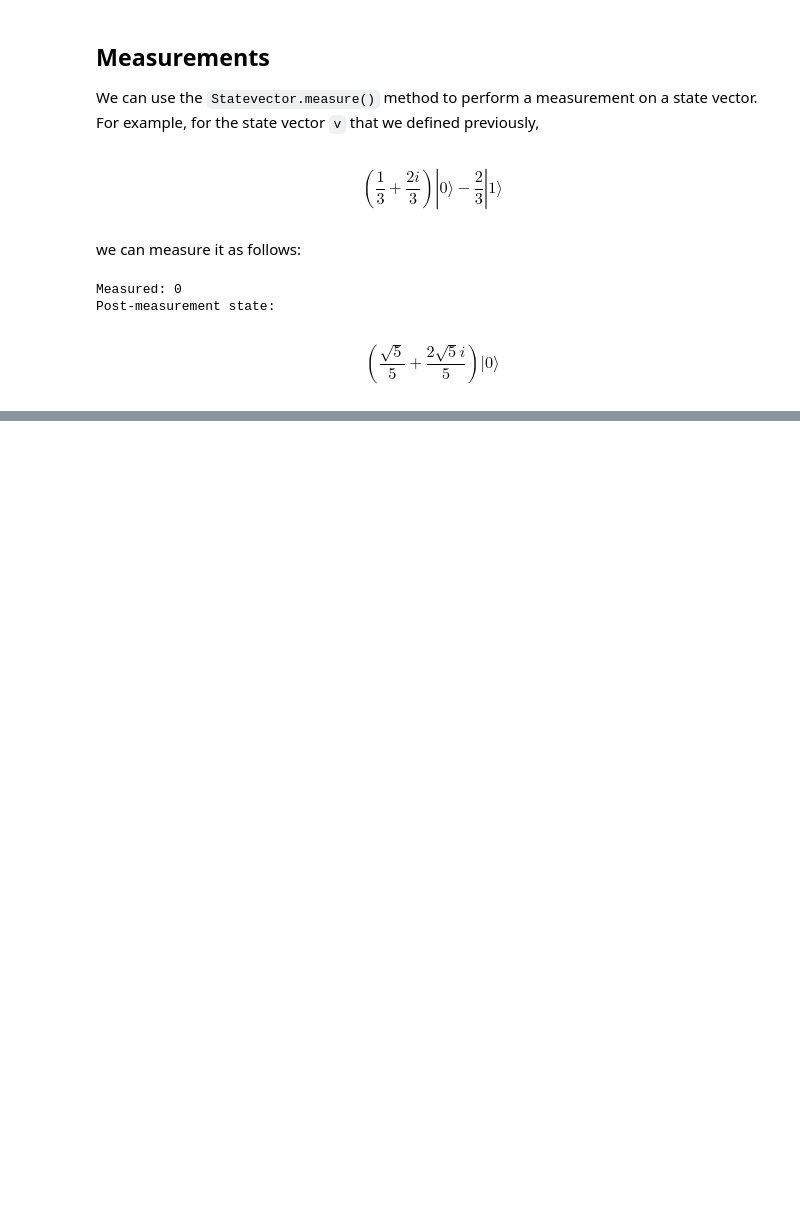
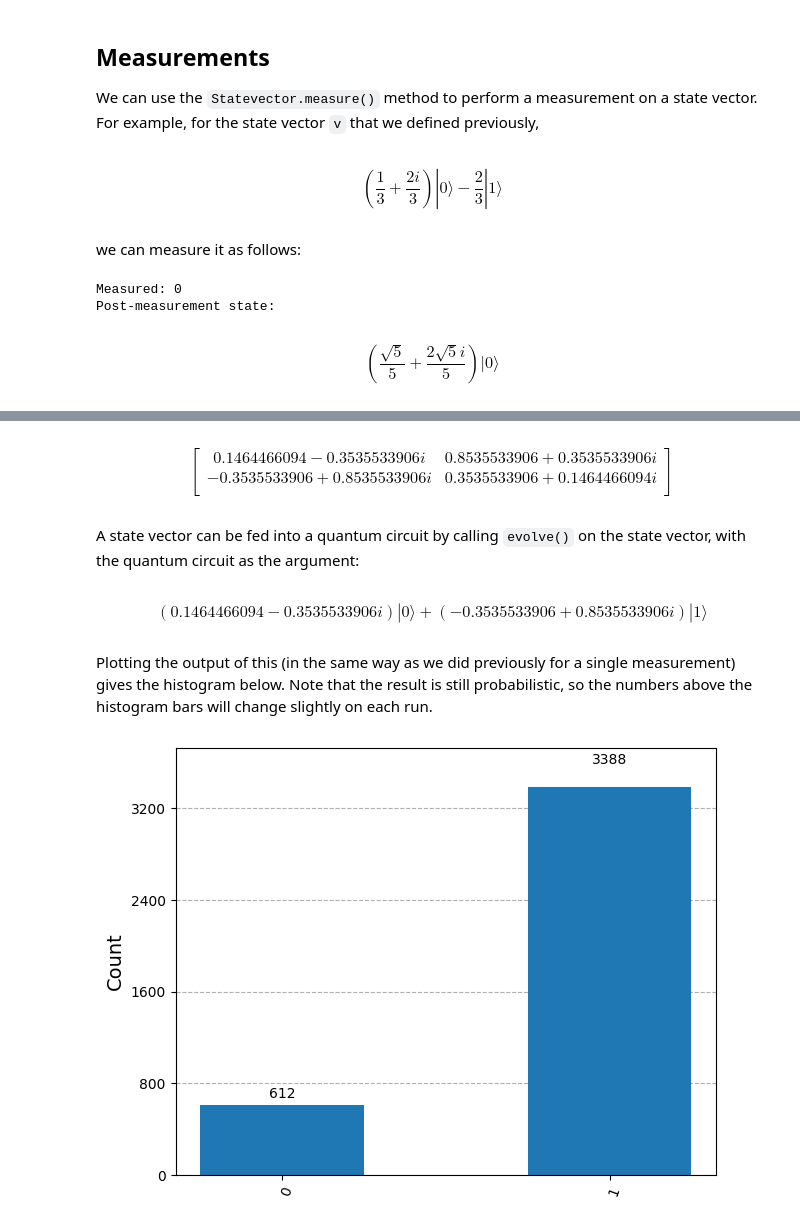
Before and after one commit to weasdown/quantum, a Jupyter notebook: qiskit-experiments/states-measurements-operations.ipynb, the cells around one changed output, grey strips where cells are left out. Cells and saved outputs as stored; diff of their text form; code cells hidden in the pictures; blank space fills up the shorter version.

```diff
--- a/qiskit-experiments/states-measurements-operations.ipynb
+++ b/qiskit-experiments/states-measurements-operations.ipynb
@@ -60,0 +114,24 @@ plot_histogram(statistics)
+# %%
+display(Operator.from_circuit(circuit).draw("latex"))
+# %% [output]
+$$
+\begin{bmatrix}
+0.1464466094 - 0.3535533906 i & 0.8535533906 + 0.3535533906 i  \\
+ -0.3535533906 + 0.8535533906 i & 0.3535533906 + 0.1464466094 i  \\
+ \end{bmatrix}
+$$
+# %% [markdown]
+A state vector can be fed into a quantum circuit by calling `evolve()` on the state vector, with the quantum circuit as the argument:
+# %%
+ket0 = Statevector([1, 0])
+v = ket0.evolve(circuit)
+display(v.draw("latex"))
+# %% [output]
+$$(0.1464466094 - 0.3535533906 i) |0\rangle+(-0.3535533906 + 0.8535533906 i) |1\rangle$$
+# %% [markdown]
+Plotting the output of this (in the same way as we did previously for a single measurement) gives the histogram below. Note that the result is still probabilistic, so the numbers above the histogram bars will change slightly on each run.
+# %%
+statistics = v.sample_counts(4000)
+display(plot_histogram(statistics))
+# %% [output]
+[figure, added]
```
Also changed, not shown: parts of 9 cells of this notebook.
